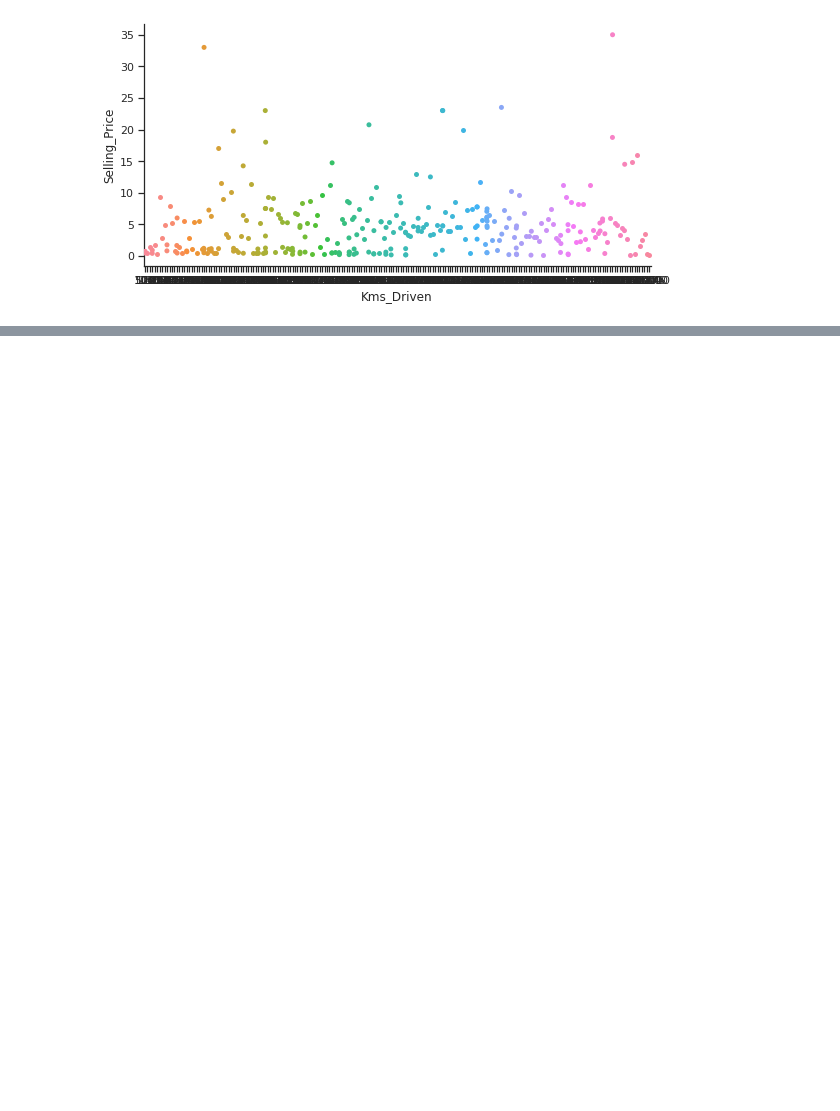
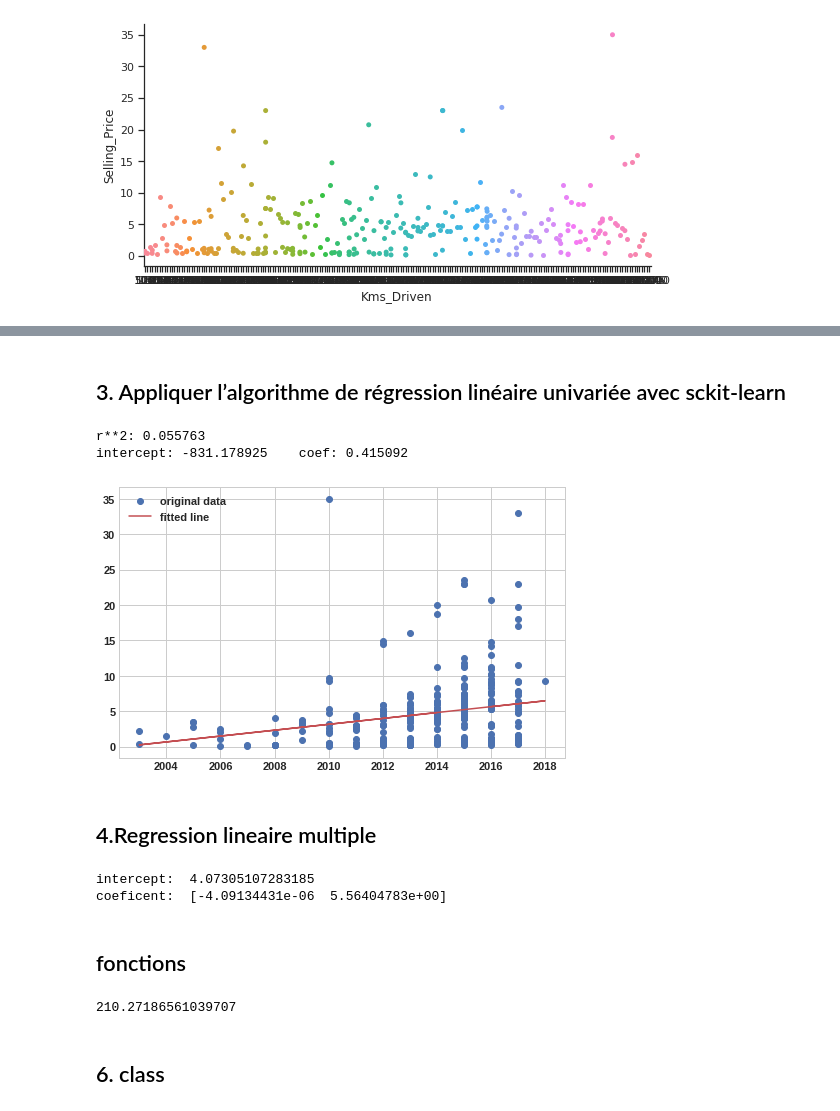
Before and after one commit to hachem13/data_artificial_inteligence, a Jupyter notebook: brief_projet/Programmer_votre_IA_pour_acheter_votre_voiture/Programmer votre IA pour acheter votre voiture.ipynb, the cells around one changed output, grey strips where cells are left out. Drawn from its saved outputs; the diff is of its cells as text; code cells hidden in the pictures; blank space fills up the shorter version.

```diff
--- a/brief_projet/Programmer_votre_IA_pour_acheter_votre_voiture/Programmer votre IA pour acheter votre voiture.ipynb
+++ b/brief_projet/Programmer_votre_IA_pour_acheter_votre_voiture/Programmer votre IA pour acheter votre voiture.ipynb
@@ -163,0 +173,47 @@ reg.coef_array([1., 2.])
+# %% [markdown]
+## 3. Appliquer l’algorithme de régression linéaire univariée avec sckit-learn
+# %%
+
+from sklearn import linear_model
+
+X = query['Year'].values
+y = query['Selling_Price'].values
+
+line = linear_model.LinearRegression(fit_intercept = True)
+X = X.reshape(-1,1)
+
+results = line.fit(X, y)
+print("r**2: %f" % (results.score(X, y)))
+#print(""results.intercept_, results.coef_)
+print("intercept: %f    coef: %f" % (results.intercept_, results.coef_))
+
+plt.plot(x, y, 'o', label='original data')
+plt.plot(x, resultat, 'r', label='fitted line')
+plt.legend()
+plt.show()
+# %% [output]
+r**2: 0.055763
+intercept: -831.178925    coef: 0.415092
+[figure, added]
+# %% [markdown]
+## 4.Regression lineaire multiple
+# %%
+from sklearn import linear_model
+
+Query['Trans'] = Query['Transmission'].replace({'Manual':0, 'Automatic':1})
+Query['Trans']
+x = Query[['Kms_Driven', 'Trans']]
+y = Query['Selling_Price']
+
+line = linear_model.LinearRegression()
+
+
+results = line.fit(x, y)
+
+print('intercept: ', results.intercept_)
+print('coeficent: ', results.coef_)
+# %% [output]
+intercept:  4.07305107283185
+coeficent:  [-4.09134431e-06  5.56404783e+00]
+# %% [markdown]
+## fonctions
@@ -163,0 +231,9 @@ reg.coef_array([1., 2.])
+# %%
+def predict(x):
+    y = slope * x + intercept
+    return y
+print(predict(2015))
+# %% [output]
+210.27186561039707
+# %% [markdown]
+## 6. class
```
Also changed, not shown: parts of 22 cells of this notebook.
